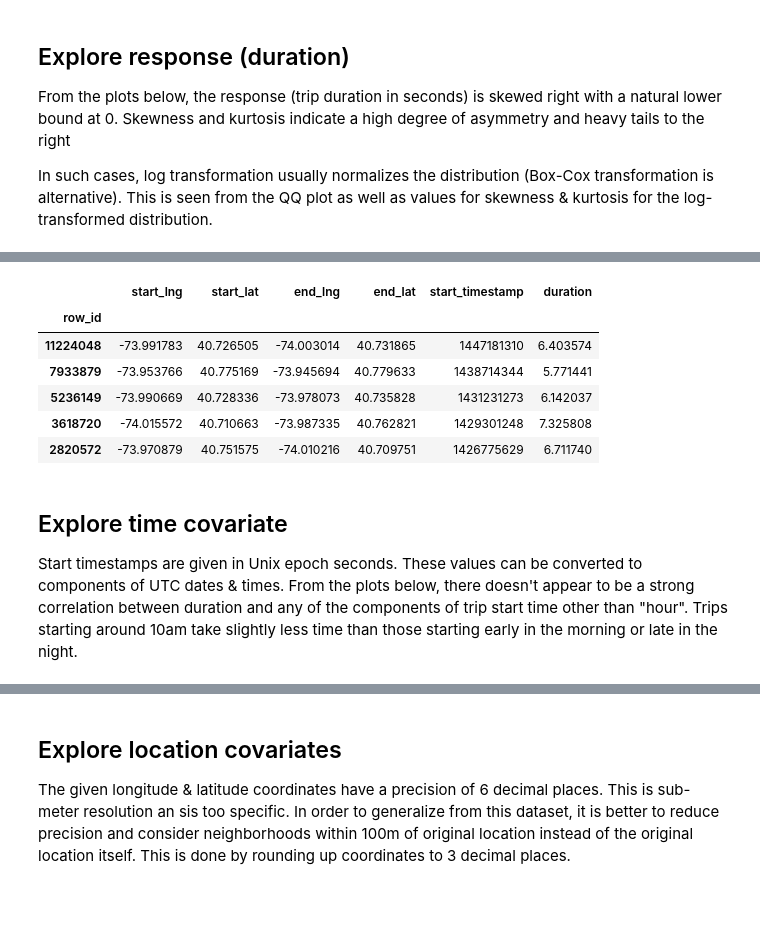
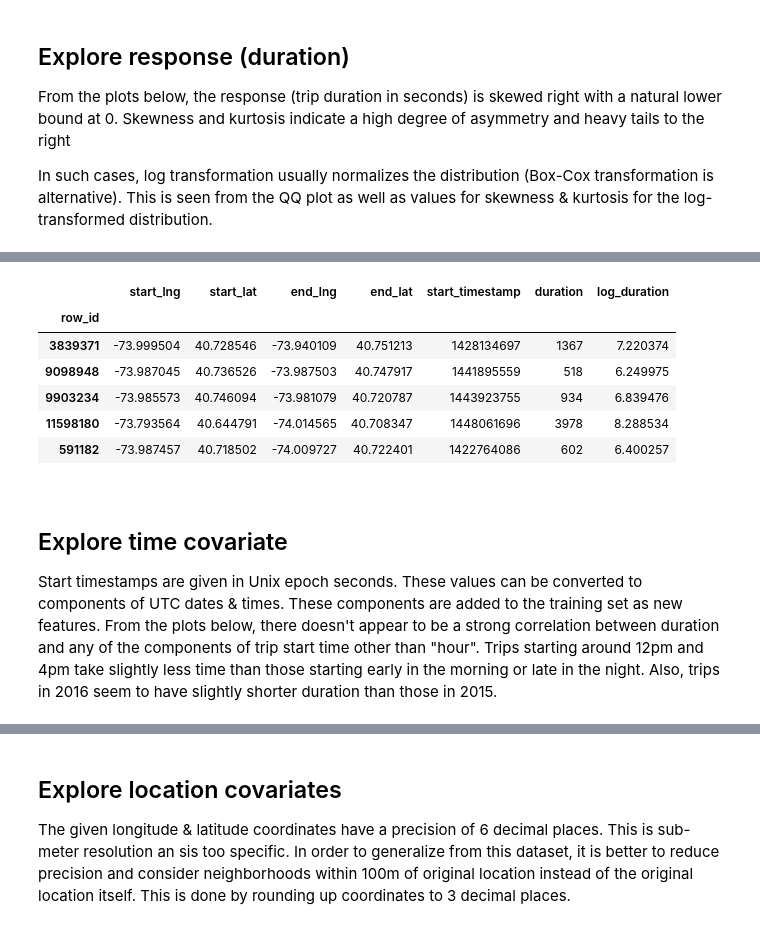
Before and after one commit to niranjv/ml-datasets, a Jupyter notebook: trip-times/jupyter/analysis.ipynb, the cells around one changed output, grey strips where cells are left out. Cells and saved outputs as stored; diff of their text form; code cells hidden in the pictures; blank space fills up the shorter version.

```diff
--- a/trip-times/jupyter/analysis.ipynb
+++ b/trip-times/jupyter/analysis.ipynb
@@ -190,19 +253,21 @@ np.round(log_duration.kurt(),3) # very close to ideal value of 0; tails are slig
 # %%
 # Replace duration with log(duration)
-train["duration"] = log_duration
+train["log_duration"] = log_duration
 train.head()
 # %% [output]
-|  | start_lng | start_lat | end_lng | end_lat | start_timestamp | duration |
-| row_id |  |  |  |  |  |  |
-| 11224048 | -73.991783 | 40.726505 | -74.003014 | 40.731865 | 1447181310 | 6.403574 |
-| 7933879 | -73.953766 | 40.775169 | -73.945694 | 40.779633 | 1438714344 | 5.771441 |
-| 5236149 | -73.990669 | 40.728336 | -73.978073 | 40.735828 | 1431231273 | 6.142037 |
-| 3618720 | -74.015572 | 40.710663 | -73.987335 | 40.762821 | 1429301248 | 7.325808 |
-| 2820572 | -73.970879 | 40.751575 | -74.010216 | 40.709751 | 1426775629 | 6.711740 |
+|  | start_lng | start_lat | end_lng | end_lat | start_timestamp | duration | log_duration |
+| row_id |  |  |  |  |  |  |  |
+| 3839371 | -73.999504 | 40.728546 | -73.940109 | 40.751213 | 1428134697 | 1367 | 7.220374 |
+| 9098948 | -73.987045 | 40.736526 | -73.987503 | 40.747917 | 1441895559 | 518 | 6.249975 |
+| 9903234 | -73.985573 | 40.746094 | -73.981079 | 40.720787 | 1443923755 | 934 | 6.839476 |
+| 11598180 | -73.793564 | 40.644791 | -74.014565 | 40.708347 | 1448061696 | 3978 | 8.288534 |
+| 591182 | -73.987457 | 40.718502 | -74.009727 | 40.722401 | 1422764086 | 602 | 6.400257 |
+# %% [markdown]
+<a id="explore_time"/>
 # %% [markdown]
 ## Explore time covariate
 
-Start timestamps are given in Unix epoch seconds. These values can be converted to components of UTC dates & times. From the plots below, there doesn't appear to be a strong correlation between duration and any of the components of trip start time other than "hour". Trips starting around 10am take slightly less time than those starting early in the morning or late in the night.
+Start timestamps are given in Unix epoch seconds. These values can be converted to components of UTC dates & times. These components are added to the training set as new features. From the plots below, there doesn't appear to be a strong correlation between duration and any of the components of trip start time other than "hour". Trips starting around 12pm and 4pm take slightly less time than those starting early in the morning or late in the night. Also, trips in 2016 seem to have slightly shorter duration than those in 2015.
 # %%
 # split timestamp into components
 utcdt = pd.to_datetime(train['start_timestamp'], unit='s')
```
Also changed, not shown: parts of 47 cells of this notebook.
